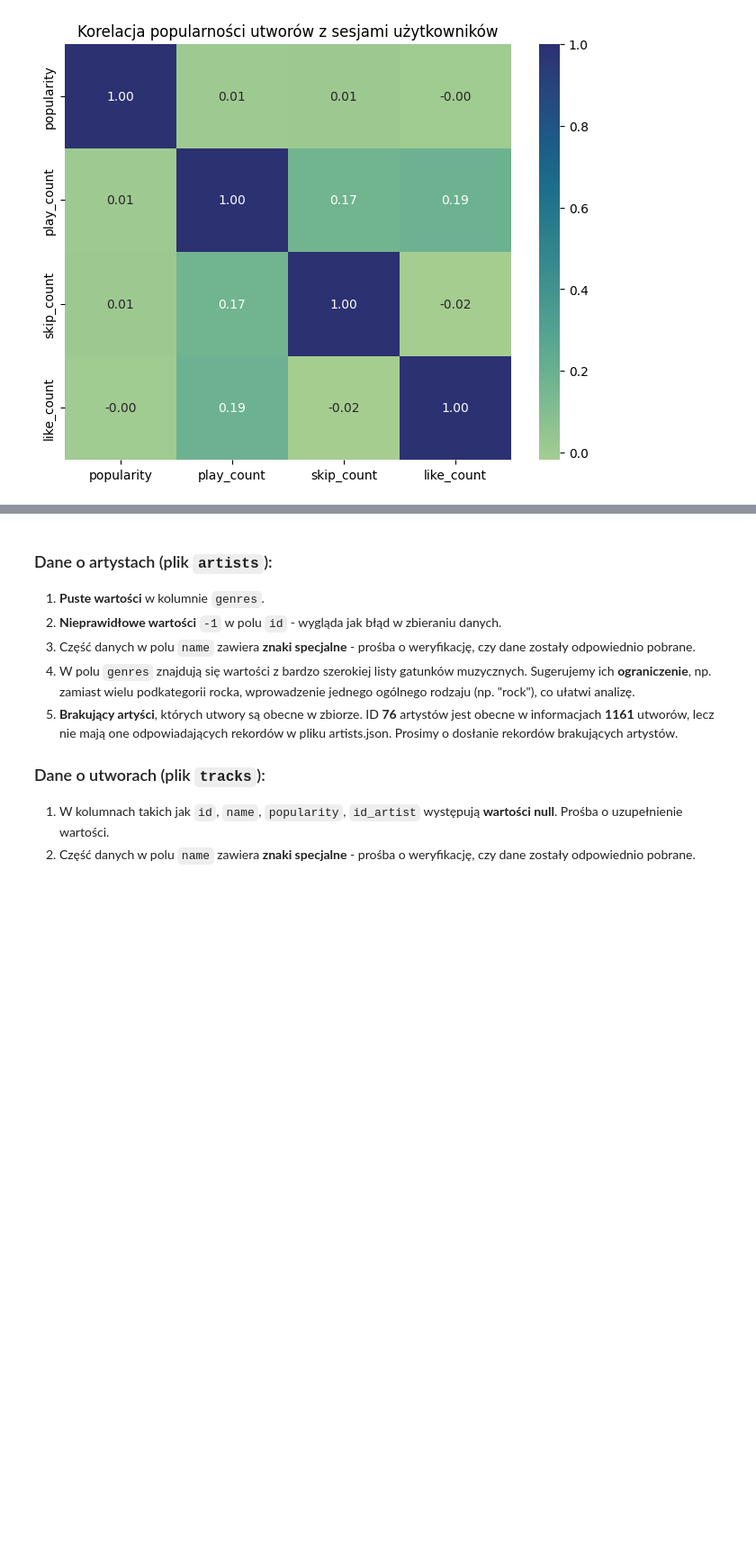
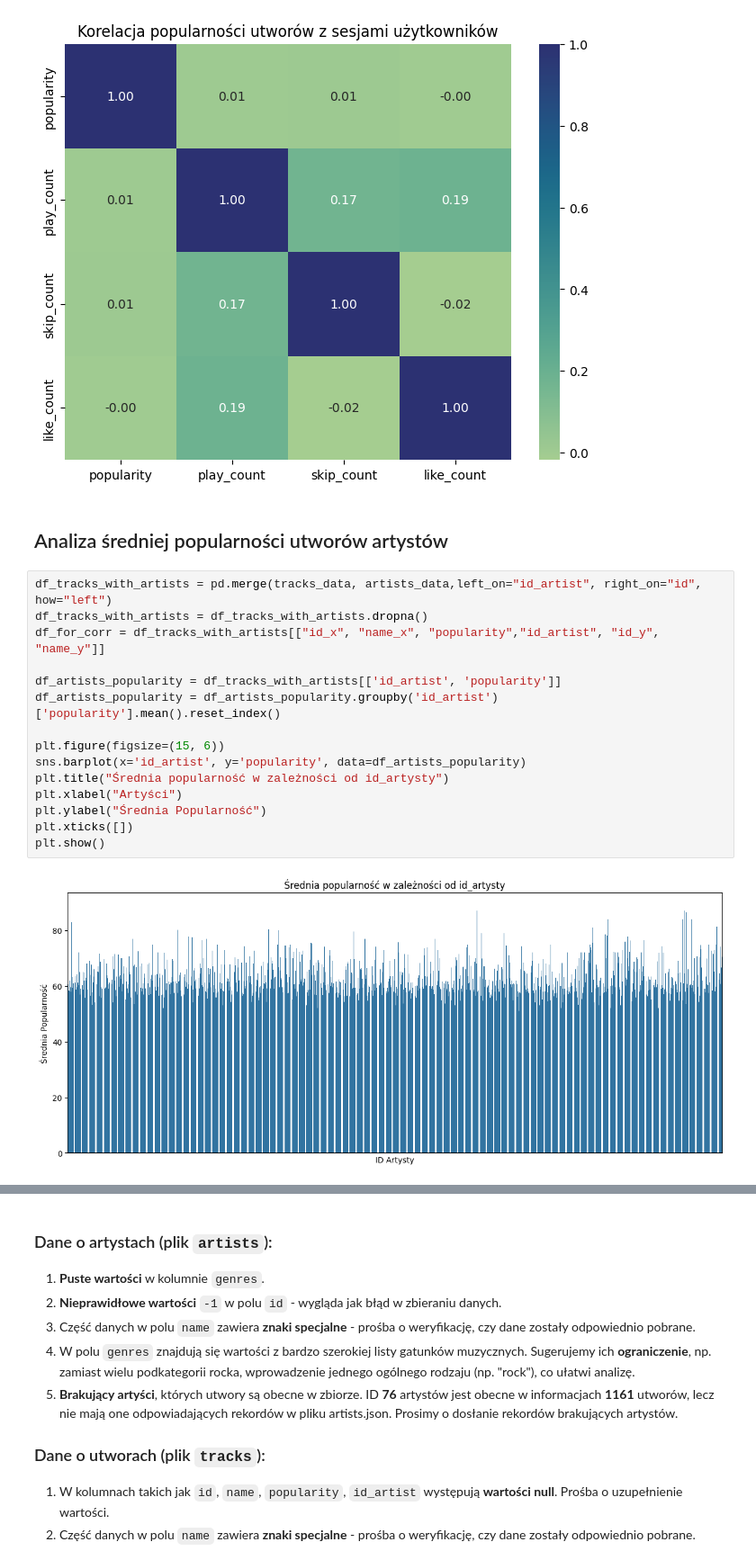
Before and after one commit to dominikaferfecka/TrendingSongForecast, a Jupyter notebook: IUM_etap1.ipynb, the cells around one changed output, grey strips where cells are left out. Shown at 90% size. Drawn from its saved outputs; the diff is of its cells as text; blank space fills up the shorter version.

Commit message:
add mean popularity for artists plot

```diff
--- a/IUM_etap1.ipynb
+++ b/IUM_etap1.ipynb
@@ -598,4 +595,23 @@ plt.title("Korelacja popularności utworów z sesjami użytkowników")
 plt.show()
 # %% [output]
 [figure]
+# %% [markdown]
+## Analiza średniej popularności utworów artystów
+# %%
+df_tracks_with_artists = pd.merge(tracks_data, artists_data,left_on="id_artist", right_on="id", how="left")
+df_tracks_with_artists = df_tracks_with_artists.dropna()
+df_for_corr = df_tracks_with_artists[["id_x", "name_x", "popularity","id_artist", "id_y", "name_y"]]
+
+df_artists_popularity = df_tracks_with_artists[['id_artist', 'popularity']]
+df_artists_popularity = df_artists_popularity.groupby('id_artist')['popularity'].mean().reset_index()
+
+plt.figure(figsize=(15, 6))
+sns.barplot(x='id_artist', y='popularity', data=df_artists_popularity)
+plt.title("Średnia popularność w zależności od id_artysty")
+plt.xlabel("Artyści")
+plt.ylabel("Średnia Popularność")
+plt.xticks([])
+plt.show()
+# %% [output]
+[figure, added]
 # %% [markdown]
```
Also changed, not shown: parts of 4 cells of this notebook.
